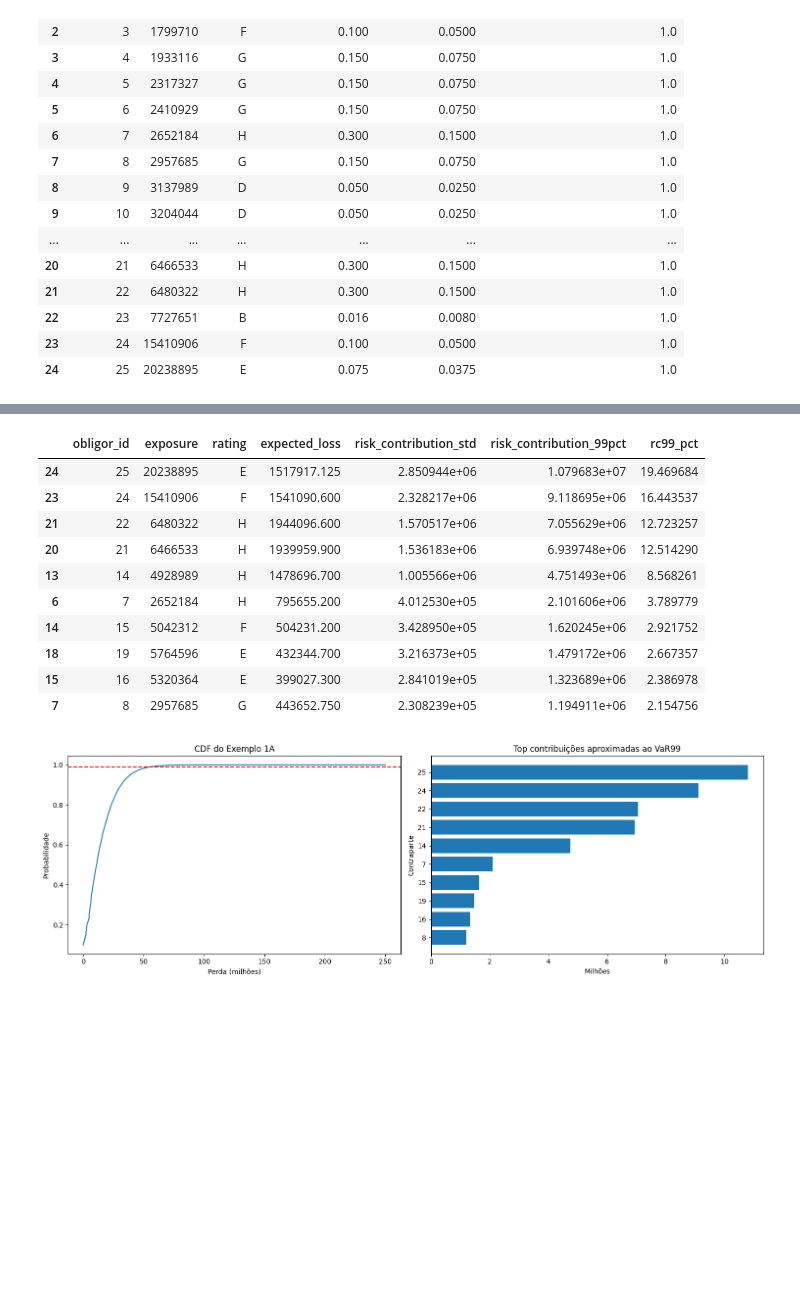
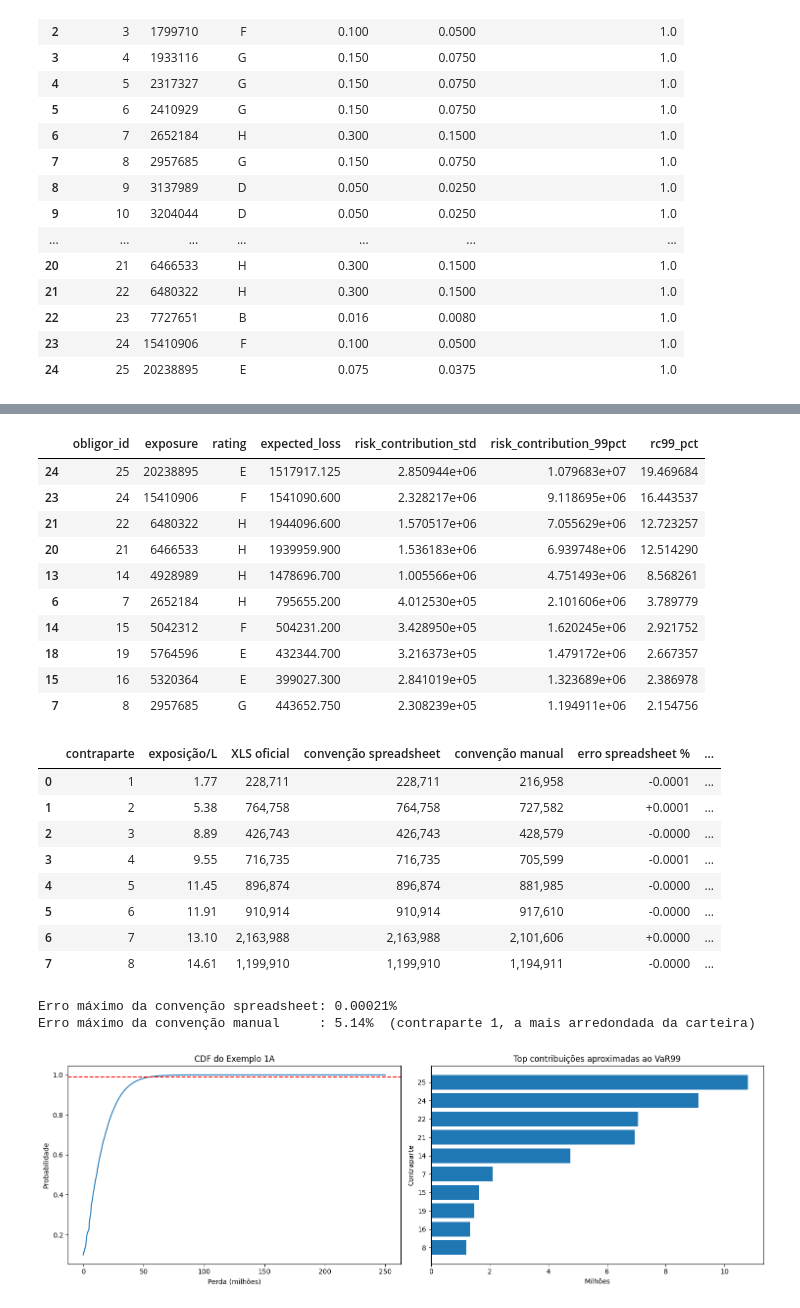
Before and after one commit to hoteixeira/credit-risk-plus, a Jupyter notebook: notebooks/04_exemplo_1A.ipynb, the cells around one changed output, grey strips where cells are left out. Saved outputs shown, nothing was run; the diff lists cells and outputs as text; code cells hidden in the pictures; blank space fills up the shorter version.

```diff
--- a/notebooks/04_exemplo_1A.ipynb
+++ b/notebooks/04_exemplo_1A.ipynb
@@ -65,22 +140,65 @@ A contribuição ao desvio padrão usa a equação 121 e soma exatamente a $\sig
 # %%
-# Calcula e valida a aditividade das contribuições previstas no manual.
+# Calcula as duas convenções e valida a aditividade prevista no manual.
 rc = model.calculate_risk_contributions(percentile=99)
+rc_xls = model.calculate_risk_contributions(percentile=99, convention="spreadsheet")
+
+# Equação 123: a decomposição do manual fecha exatamente em sigma, sem rescala.
 assert abs(rc.risk_contribution_std.sum()/model.loss_std-1) < 1e-12
 assert abs(rc.risk_contribution_99pct.sum()/result.quantile(.99)-1) < 1e-12
+
 rc['rc99_pct'] = 100*rc.risk_contribution_99pct/rc.risk_contribution_99pct.sum()
 display(rc.sort_values('risk_contribution_99pct', ascending=False).head(10))
+
+# Coluna K da aba Example1A (Tabela 10 do manual): a alocação publicada em 1997.
+oficial = np.array([228711, 764758, 426743, 716735, 896874, 910914, 2163988, 1199910,
+                    434047, 437350, 225356, 756325, 794754, 4773594, 1602530, 1330448,
+                    892720, 560564, 1477654, 593559, 6850969, 7110748, 487938,
+                    9056197, 10618120], float)
+confronto = pd.DataFrame({
+    'contraparte': portfolio.obligor_id,
+    'exposição/L': portfolio.exposure/unit_size,
+    'XLS oficial': oficial,
+    'convenção spreadsheet': rc_xls.risk_contribution_99pct,
+    'convenção manual': rc.risk_contribution_99pct,
+})
+confronto['erro spreadsheet %'] = 100*(confronto['convenção spreadsheet']/oficial-1)
+confronto['erro manual %'] = 100*(confronto['convenção manual']/oficial-1)
+display(confronto.head(8).style.format({
+    'exposição/L': '{:.2f}', 'XLS oficial': '{:,.0f}', 'convenção spreadsheet': '{:,.0f}',
+    'convenção manual': '{:,.0f}', 'erro spreadsheet %': '{:+.4f}', 'erro manual %': '{:+.2f}'}))
+
+# A convenção da planilha reproduz a coluna publicada dentro do arredondamento
+# dos inteiros impressos; a do manual diverge onde o banding arredondou mais.
+assert np.abs(confronto['convenção spreadsheet']/oficial-1).max() < 1e-5
+print(f"Erro máximo da convenção spreadsheet: "
+      f"{100*np.abs(confronto['convenção spreadsheet']/oficial-1).max():.5f}%")
+print(f"Erro máximo da convenção manual     : "
+      f"{100*np.abs(confronto['convenção manual']/oficial-1).max():.2f}%  "
+      f"(contraparte {confronto.loc[confronto['erro manual %'].abs().idxmax(), 'contraparte']}, "
+      f"a mais arredondada da carteira)")
 # %% [output]
 |  | obligor_id | exposure | rating | expected_loss | risk_contribution_std | risk_contribution_99pct | rc99_pct |
 | 24 | 25 | 20238895 | E | 1517917.125 | 2.850944e+06 | 1.079683e+07 | 19.469684 |
 | 23 | 24 | 15410906 | F | 1541090.600 | 2.328217e+06 | 9.118695e+06 | 16.443537 |
 | 21 | 22 | 6480322 | H | 1944096.600 | 1.570517e+06 | 7.055629e+06 | 12.723257 |
 | 20 | 21 | 6466533 | H | 1939959.900 | 1.536183e+06 | 6.939748e+06 | 12.514290 |
 | 13 | 14 | 4928989 | H | 1478696.700 | 1.005566e+06 | 4.751493e+06 | 8.568261 |
 | 6 | 7 | 2652184 | H | 795655.200 | 4.012530e+05 | 2.101606e+06 | 3.789779 |
 | 14 | 15 | 5042312 | F | 504231.200 | 3.428950e+05 | 1.620245e+06 | 2.921752 |
 | 18 | 19 | 5764596 | E | 432344.700 | 3.216373e+05 | 1.479172e+06 | 2.667357 |
 | 15 | 16 | 5320364 | E | 399027.300 | 2.841019e+05 | 1.323689e+06 | 2.386978 |
 | 7 | 8 | 2957685 | G | 443652.750 | 2.308239e+05 | 1.194911e+06 | 2.154756 |
+|  | contraparte | exposição/L | XLS oficial | convenção spreadsheet | convenção manual | erro spreadsheet % | ... |
+| 0 | 1 | 1.77 | 228,711 | 228,711 | 216,958 | -0.0001 | ... |
+| 1 | 2 | 5.38 | 764,758 | 764,758 | 727,582 | +0.0001 | ... |
+| 2 | 3 | 8.89 | 426,743 | 426,743 | 428,579 | -0.0000 | ... |
+| 3 | 4 | 9.55 | 716,735 | 716,735 | 705,599 | -0.0001 | ... |
+| 4 | 5 | 11.45 | 896,874 | 896,874 | 881,985 | -0.0000 | ... |
+| 5 | 6 | 11.91 | 910,914 | 910,914 | 917,610 | -0.0000 | ... |
+| 6 | 7 | 13.10 | 2,163,988 | 2,163,988 | 2,101,606 | +0.0000 | ... |
+| 7 | 8 | 14.61 | 1,199,910 | 1,199,910 | 1,194,911 | -0.0000 | ... |
+Erro máximo da convenção spreadsheet: 0.00021%
+Erro máximo da convenção manual     : 5.14%  (contraparte 1, a mais arredondada da carteira)
 # %%
 # Distribuição e concentração das contribuições.
 losses = np.arange(len(result.pmf))*result.unit_size
```
Also changed, not shown: parts of 4 cells of this notebook, 19 other files.
